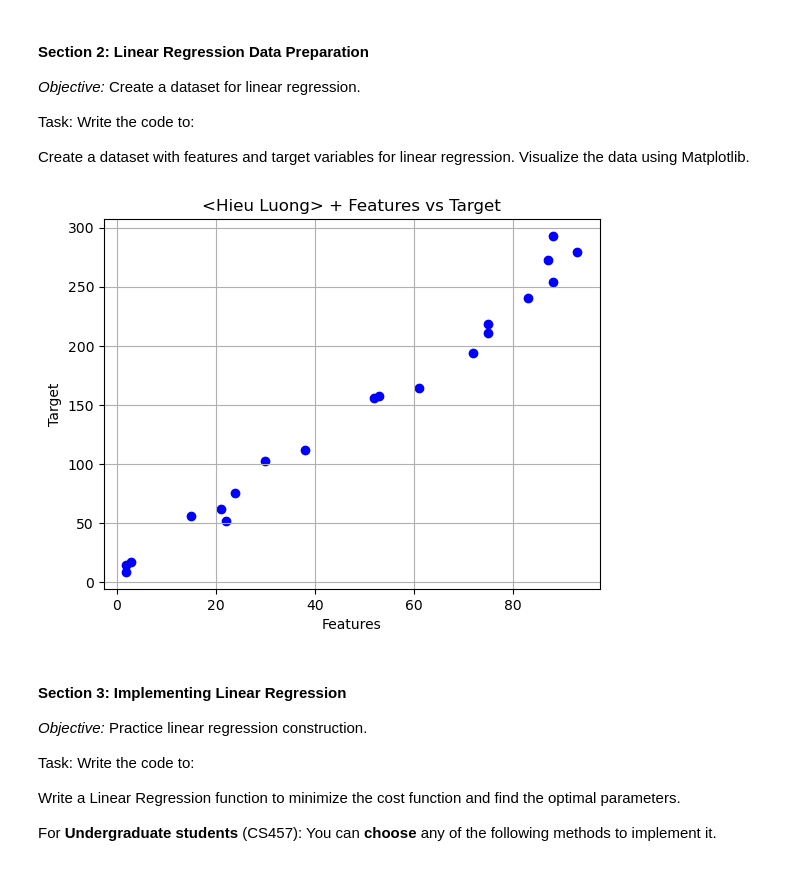
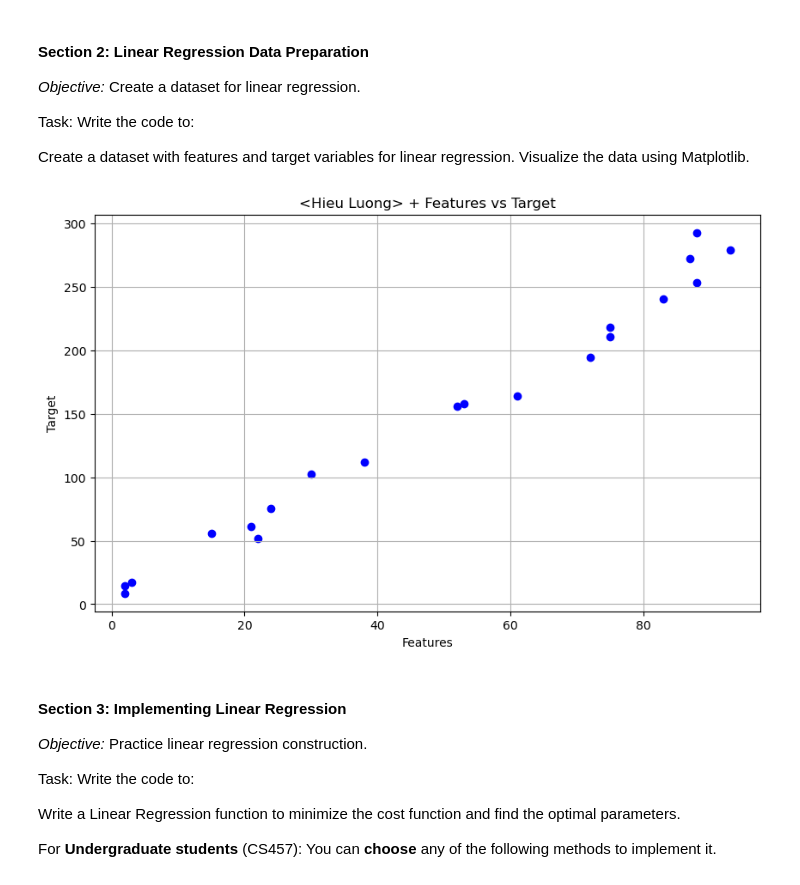
Before and after one commit to HoweyLuong/lab2_CS457, a Jupyter notebook: lab2.ipynb, the cells around one changed output. Saved outputs shown, nothing was run; the diff lists cells and outputs as text; code cells hidden in the pictures.

```diff
--- a/lab2.ipynb
+++ b/lab2.ipynb
@@ -21,25 +21,24 @@ Visualize the data using Matplotlib.
 # %%
 # Generate synthetic data for linear regression
 np.random.seed(42)  # For reproducibility
 X = np.random.randint(1, 100, 20)  # Features (independent variable)
 y = 3 * X + 7 + np.random.normal(0, 15, 20)  # Target with noise
 
 # Visualize the data
 %matplotlib inline
 
-# You need to use scatter chart to Visualize the input dataset X & y
-# Your chart need to label the x-axis, y-axis and title
-# Your chart should use grid
+
+#Use the scatter chart to Visualize the input dataset
+plt.figure(figsize=(10,6))
 plt.scatter(X,y, color ='blue', label='Actual')
 plt.title('<Hieu Luong> + Features vs Target')
 plt.xlabel('Features')
 plt.ylabel('Target')
-
+#Use the gird for the plot
 plt.grid(True)
 plt.show()
-# Your code
 # %% [output]
-[figure, old version]
+[figure, new version]
 # %% [markdown]
 #### **Section 3: Implementing Linear Regression**
 
```
Also changed, not shown: parts of 11 cells of this notebook.
